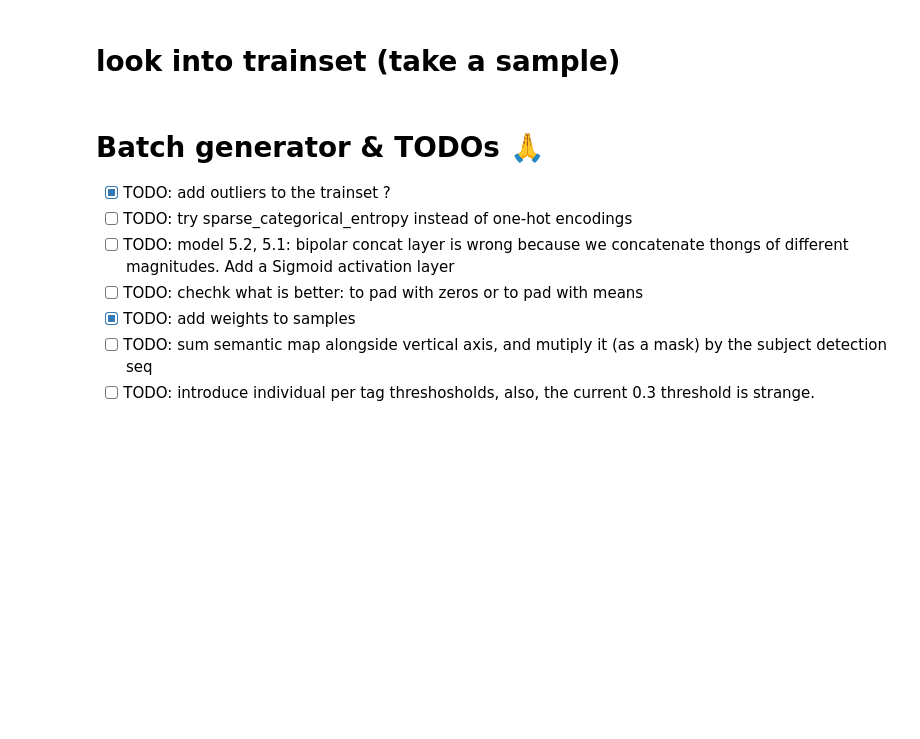
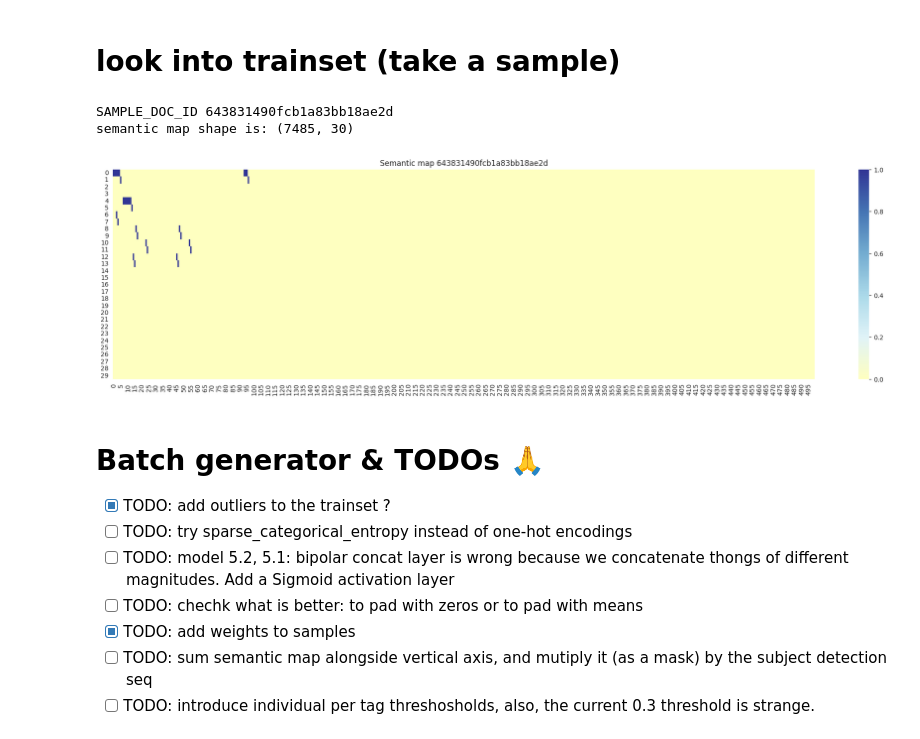
Before and after one commit to LitJane/analyser, a Jupyter notebook: trainsets/retrain_contract_uber_model.ipynb, the cells around one changed output. Cells and saved outputs as stored; diff of their text form; code cells hidden in the pictures; blank space fills up the shorter version.

```diff
--- a/trainsets/retrain_contract_uber_model.ipynb
+++ b/trainsets/retrain_contract_uber_model.ipynb
@@ -505,19 +490,23 @@ plt.show()
 # %%
 %matplotlib inline
 # umtm.calculate_samples_weights()
 
-if DEBUG:
+if True:
     SAMPLE_DOC_ID =  stats_valid.index[2]
 
     print('SAMPLE_DOC_ID', SAMPLE_DOC_ID)
     (emb, tok_f), (sm, subj), (sample_weight, subject_weight) = make_xyw(SAMPLE_DOC_ID, stats)
 
 
     print('semantic map shape is:', sm.shape)
     _crop = 500
     # plot_embedding(tok_f[:_crop], title=f'Tokens features {SAMPLE_DOC_ID}')
     # plot_embedding(emb[:_crop], title=f'Embedding {SAMPLE_DOC_ID}')
     plot_embedding(sm[:_crop], title=f'Semantic map {SAMPLE_DOC_ID}')
+# %% [output]
+SAMPLE_DOC_ID 643831490fcb1a83bb18ae2d
+semantic map shape is: (7485, 30)
+[figure, added]
 # %%
 
 if DEBUG:
```
Also changed, not shown: parts of 34 cells of this notebook, 4 other files.
